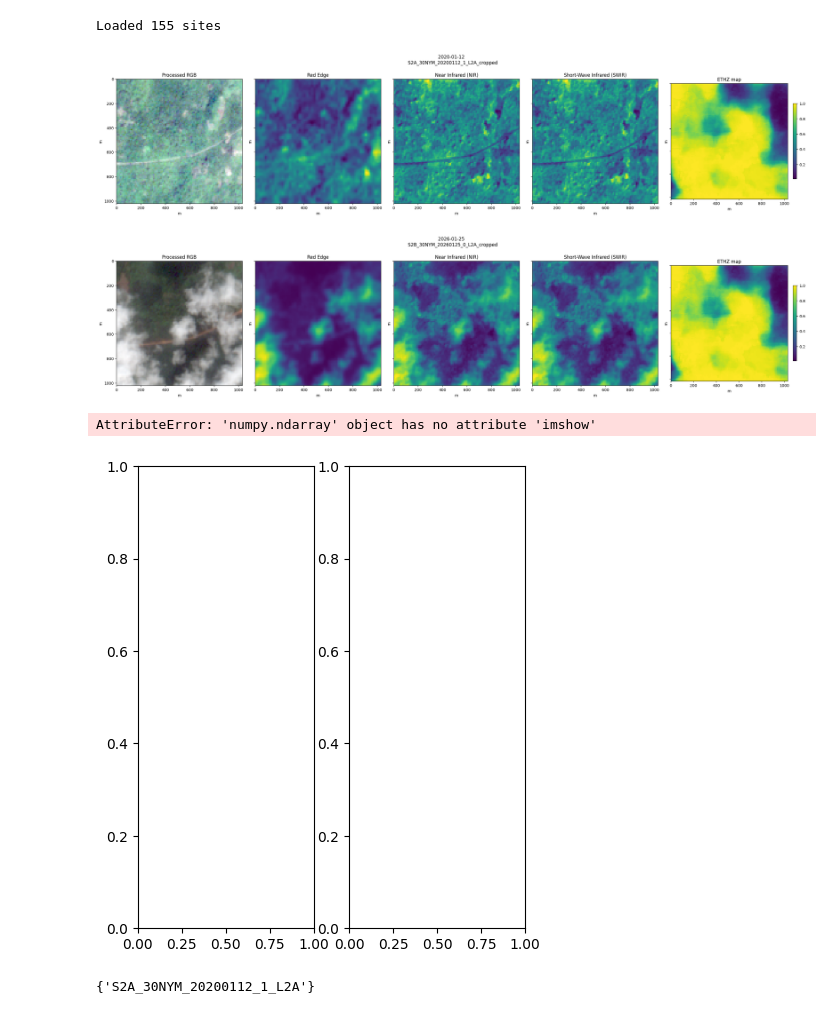
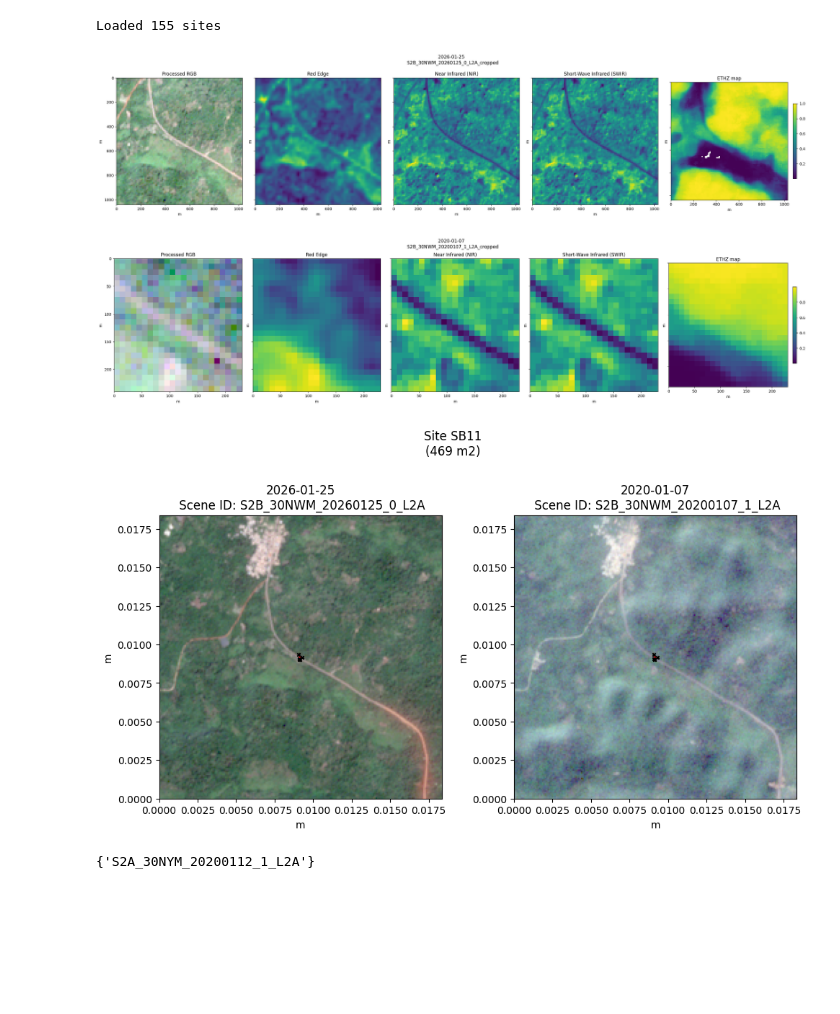
Before and after one commit to arthurgassner-synotis/forestero-skymap-poc, a Jupyter notebook: nb/1-sentinel-3-plot.ipynb, the cells around one changed output. Cells and saved outputs as stored; diff of their text form; code cells hidden in the pictures; blank space fills up the shorter version.

```diff
--- a/nb/1-sentinel-3-plot.ipynb
+++ b/nb/1-sentinel-3-plot.ipynb
@@ -23,22 +23,21 @@ print(f"Loaded {len(sites)} sites")
 # %% [output]
 Loaded 155 sites
 # %%
-s = [e for e in sites if e.name == "FO01"][0]
+s = [e for e in sites if e.name == "SB11"][0]
 # %%
 ss = s.sentinel_scenes[0]
 ss.plot([(lon, lat) for lat, lon in s.lat_lons], padding_m=500, plot_scale=2.0)
 # %% [output]
-[figure, old version]
+[figure, new version]
 # %%
 ss = s.sentinel_scenes[1]
-ss.plot([(lon, lat) for lat, lon in s.lat_lons], padding_m=500, plot_scale=2.0)
+ss.plot([(lon, lat) for lat, lon in s.lat_lons], padding_m=100, plot_scale=2.0)
 # %% [output]
-[figure, old version]
+[figure, new version]
 # %%
-s.plot_over_scenes(padding_m=50)
+s.plot_over_scenes(padding_m=1000)
 # %% [output]
-AttributeError: 'numpy.ndarray' object has no attribute 'imshow'
-[figure, old version]
+[figure, new version]
 # %%
 # %% [output]
 {'S2A_30NYM_20200112_1_L2A'}
```
Also changed, not shown: 1 other file.
